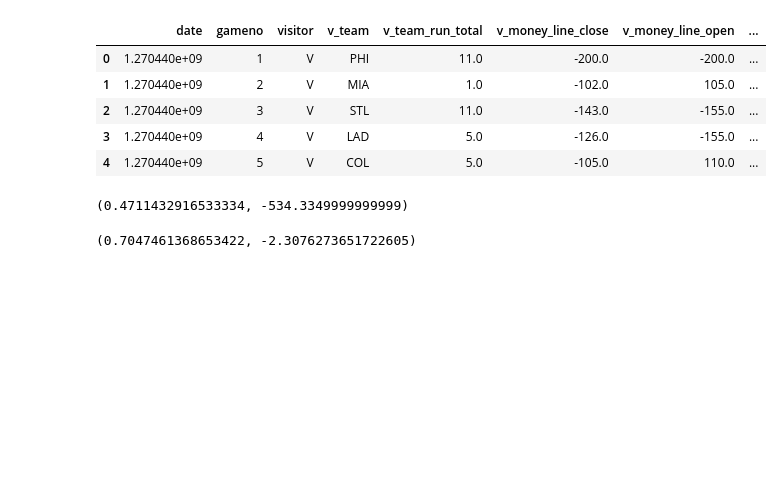
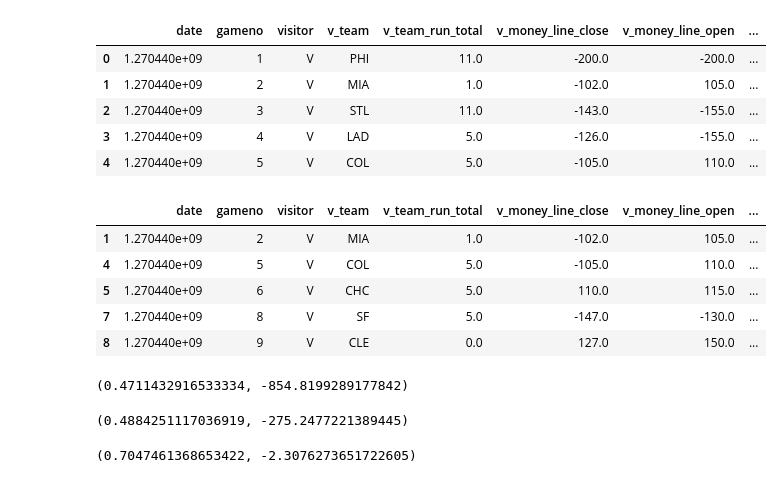
Before and after one commit to jacoblucas95/MLB-Betting-Strategies, a Jupyter notebook: portfolio_testing/jacob_analysis.ipynb, the cells around one changed output. Saved outputs shown, nothing was run; the diff lists cells and outputs as text; code cells hidden in the pictures; blank space fills up the shorter version.

```diff
--- a/portfolio_testing/jacob_analysis.ipynb
+++ b/portfolio_testing/jacob_analysis.ipynb
@@ -36,21 +36,71 @@ for index, row in df.iterrows():
         h_index_ls.append(index)
 v_pub_fav = df.iloc[v_index_ls, :]
 h_pub_fav = df.iloc[h_index_ls, :]
+# %%
+v_pub_fav.head()
+# %% [output]
+|  | date | gameno | visitor | v_team | v_team_run_total | v_money_line_close | v_money_line_open | ... |
+| 1 | 1.270440e+09 | 2 | V | MIA | 1.0 | -102.0 | 105.0 | ... |
+| 4 | 1.270440e+09 | 5 | V | COL | 5.0 | -105.0 | 110.0 | ... |
+| 5 | 1.270440e+09 | 6 | V | CHC | 5.0 | 110.0 | 115.0 | ... |
+| 7 | 1.270440e+09 | 8 | V | SF | 5.0 | -147.0 | -130.0 | ... |
+| 8 | 1.270440e+09 | 9 | V | CLE | 0.0 | 127.0 | 150.0 | ... |
 # %%
 # bet on public sentiment underdogs
 home_pub_dog_winners = v_pub_fav.loc[vis_pub_fav['h_run_dif_game'] > 0]
 hpd_percent_win = len(home_pub_dog_winners) / len(v_pub_fav)
-hpd_profit = v_pub_fav['home_underdogs_ml_bet_outcomes_ml'].sum()
+for index, row in v_pub_fav.iterrows():
+    home_fav = row['h_money_line_close']
+    if home_fav < 0:
+        hpd_fav_profit = v_pub_fav['home_favorites_ml_bet_outcomes_ml'].sum()
+    else:
+        hpd_dog_profit = v_pub_fav['home_underdogs_ml_bet_outcomes_ml'].sum()
+h_profit = hpd_fav_profit + hpd_dog_profit
 
 vis_pub_dog_winners = h_pub_fav.loc[h_pub_fav['v_run_dif_game'] > 0]
 vpd_percent_win = len(vis_pub_dog_winners) / len(h_pub_fav)
-vpd_profit = h_pub_fav['visitor_underdogs_ml_bet_outcomes_ml'].sum()
+for index, row in h_pub_fav.iterrows():
+    vis_fav = row['v_money_line_close']
+    if vis_fav < 0:
+        vpd_fav_profit = h_pub_fav['visitor_favorites_ml_bet_outcomes_ml'].sum()
+    else:
+        vpd_dog_profit = h_pub_fav['visitor_underdogs_ml_bet_outcomes_ml'].sum()
+v_profit = vpd_fav_profit + vpd_dog_profit
 
 overall_percent_win = (hpd_percent_win + vpd_percent_win) / 2
-overall_profit = hpd_profit + vpd_profit
+overall_profit = h_profit + v_profit
 overall_percent_win, overall_profit
 # %% [output]
-(0.4711432916533334, -534.3349999999999)
+(0.4711432916533334, -854.8199289177842)
+# %%
+# bet on public sentiment favorites
+vis_pub_fav_winners = v_pub_fav.loc[vis_pub_fav['v_run_dif_game'] > 0]
+vpf_percent_win = len(vis_pub_fav_winners) / len(v_pub_fav)
+for index, row in v_pub_fav.iterrows():
+    vis_fav = row['v_money_line_close']
+    if vis_fav < 0:
+        vpf_fav_profit = v_pub_fav['visitor_favorites_ml_bet_outcomes_ml'].sum()
+    else:
+        vpf_dog_profit = v_pub_fav['visitor_underdogs_ml_bet_outcomes_ml'].sum()
+v_profit = vpf_fav_profit + vpf_dog_profit
+
+
+home_pub_fav_winners = h_pub_fav.loc[h_pub_fav['h_run_dif_game'] > 0]
+hpf_percent_win = len(home_pub_dog_winners) / len(h_pub_fav)
+for index, row in h_pub_fav.iterrows():
+    home_fav = row['h_money_line_close']
+    if home_fav < 0:
+        hpf_fav_profit = h_pub_fav['home_favorites_ml_bet_outcomes_ml'].sum()
+    else:
+        hpf_dog_profit = h_pub_fav['home_underdogs_ml_bet_outcomes_ml'].sum()
+h_profit = hpf_fav_profit + hpf_dog_profit
+
+
+overall_percent_win = (hpf_percent_win + vpf_percent_win) / 2
+overall_profit = h_profit + v_profit
+overall_percent_win, overall_profit
+# %% [output]
+(0.4884251117036919, -275.2477221389445)
 # %%
 # create dfs based on different metrics
 heavy_home_fav = df.loc[(df['h_money_line_close'] < (-200))]
```
Also changed, not shown: 2 other files.
